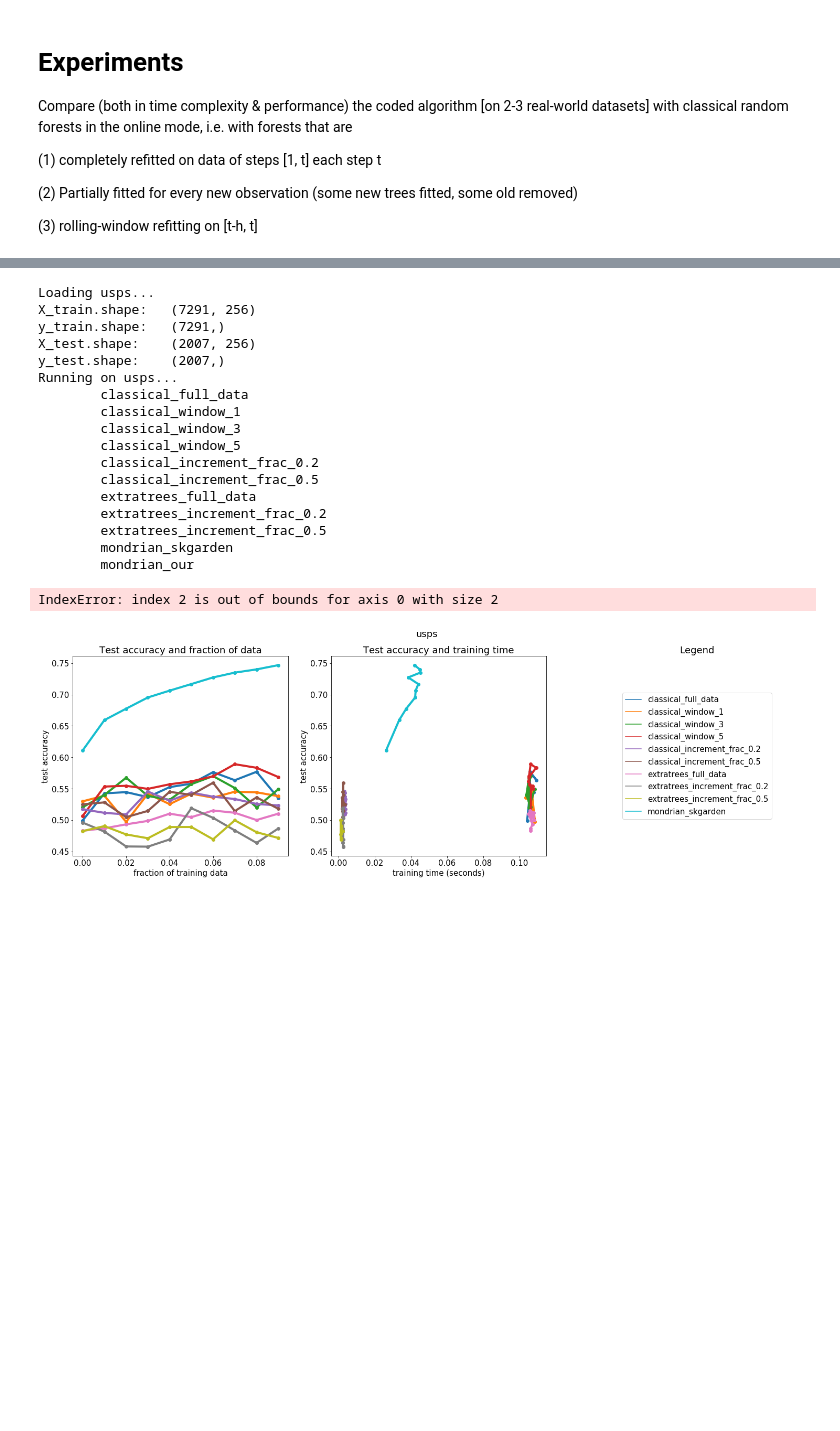
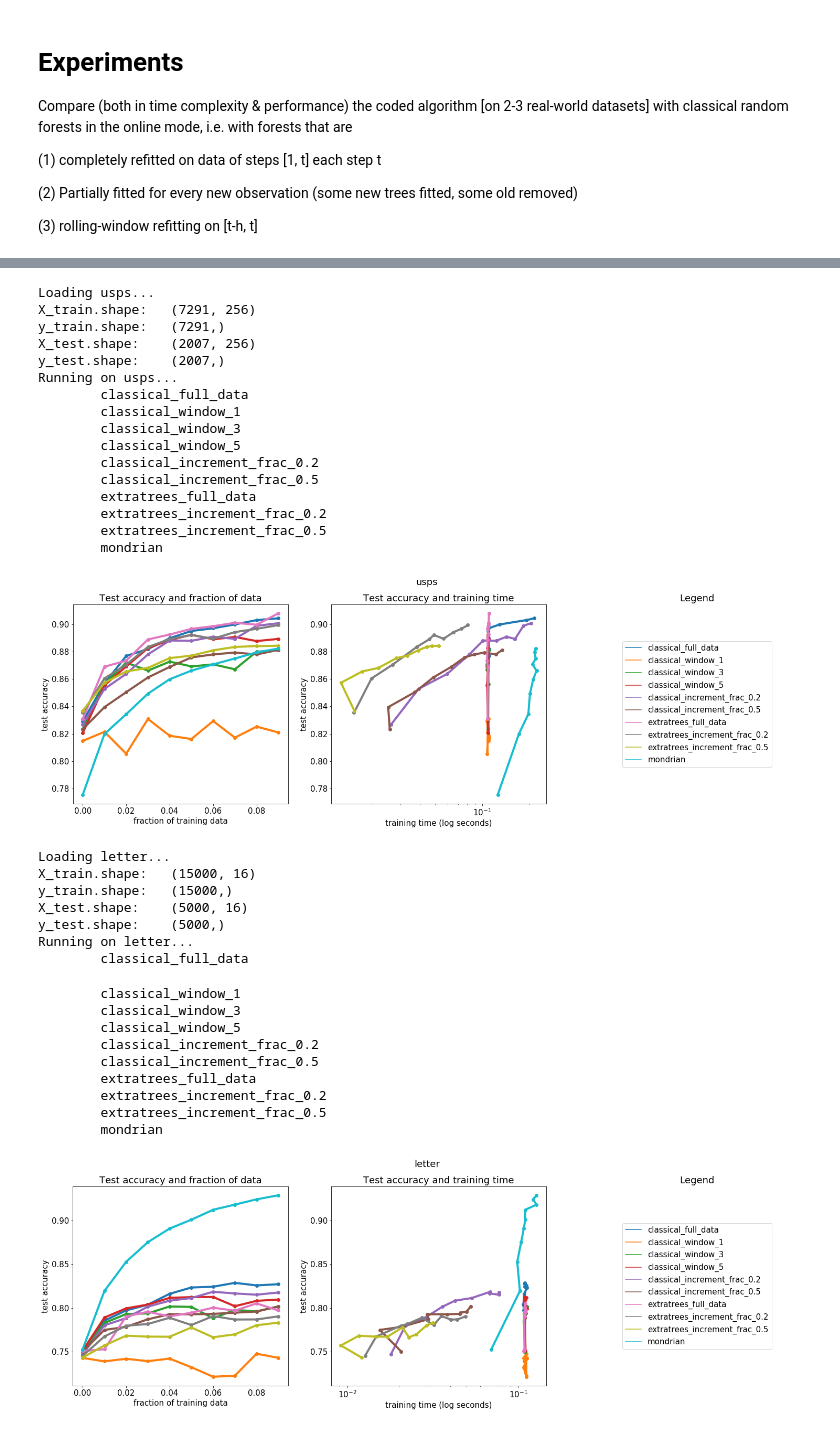
Before and after one commit to apnkv/mondrian-forest, a Jupyter notebook: Experiments.ipynb, the cells around one changed output, grey strips where cells are left out. Saved outputs shown, nothing was run; the diff lists cells and outputs as text; code cells hidden in the pictures; blank space fills up the shorter version.

```diff
--- a/Experiments.ipynb
+++ b/Experiments.ipynb
@@ -35,29 +38,44 @@ from experiments import run_all_methods_all_datasets
 # %%
 %%time
 
 n_batches = 10
-n_estimators = 2
-max_depth = 3
+n_estimators = 10
+max_depth = 10
 n_iter = 5
 
 run_all_methods_all_datasets(n_iter, n_batches, n_estimators, max_depth)
 # %% [output]
 Loading usps...
 X_train.shape:   (7291, 256)
 y_train.shape:   (7291,)
 X_test.shape:    (2007, 256)
 y_test.shape:    (2007,)
 Running on usps...
         classical_full_data
         classical_window_1
         classical_window_3
         classical_window_5
         classical_increment_frac_0.2
         classical_increment_frac_0.5
         extratrees_full_data
         extratrees_increment_frac_0.2
         extratrees_increment_frac_0.5
-        mondrian_skgarden
-        mondrian_our
+        mondrian
+[figure, new version]
-IndexError: index 2 is out of bounds for axis 0 with size 2
+Loading letter...
+X_train.shape:   (15000, 16)
+y_train.shape:   (15000,)
+X_test.shape:    (5000, 16)
+y_test.shape:    (5000,)
+Running on letter...
+        classical_full_data
-[figure, old version]
+        classical_window_1
+        classical_window_3
+        classical_window_5
+        classical_increment_frac_0.2
+        classical_increment_frac_0.5
+        extratrees_full_data
+        extratrees_increment_frac_0.2
+        extratrees_increment_frac_0.5
+        mondrian
+[figure, added]
```
Also changed, not shown: parts of 5 cells of this notebook, 2 other files.
